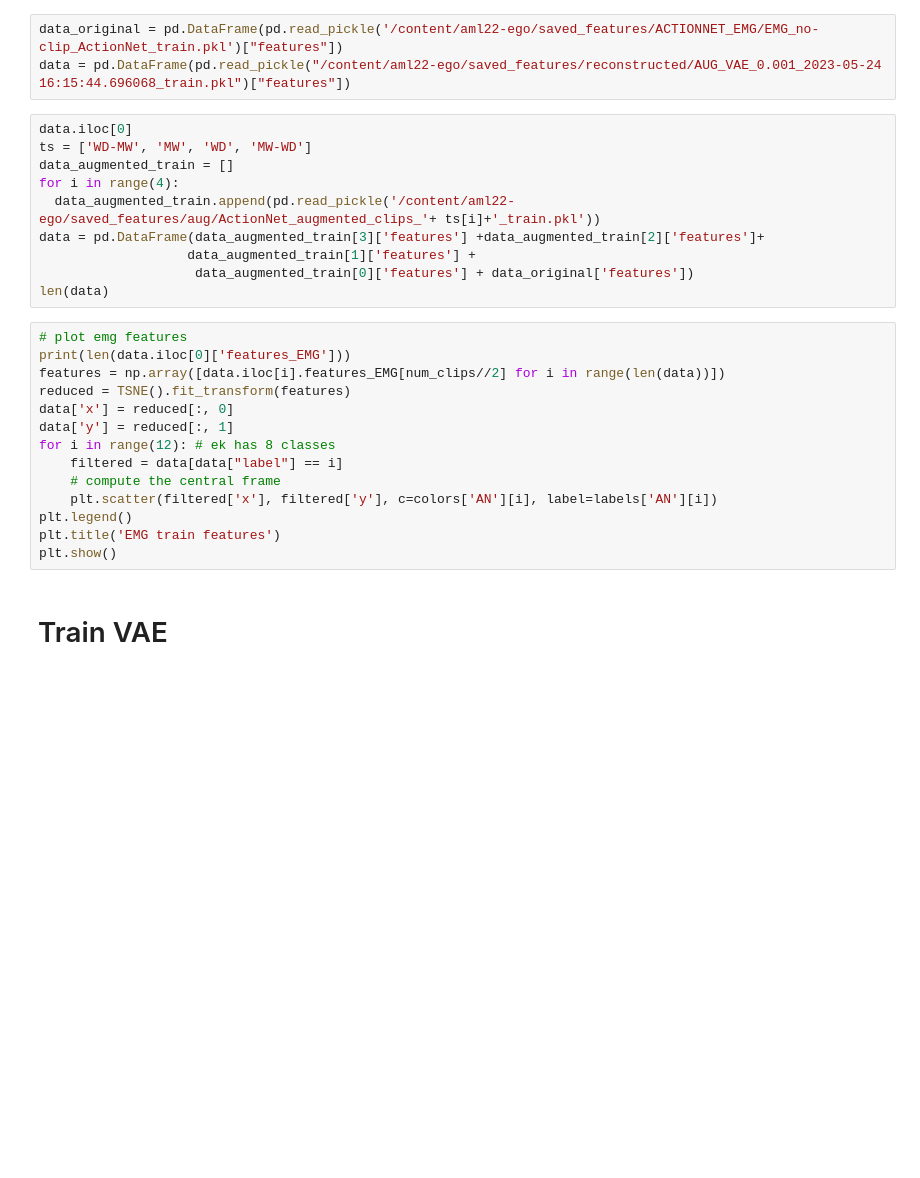
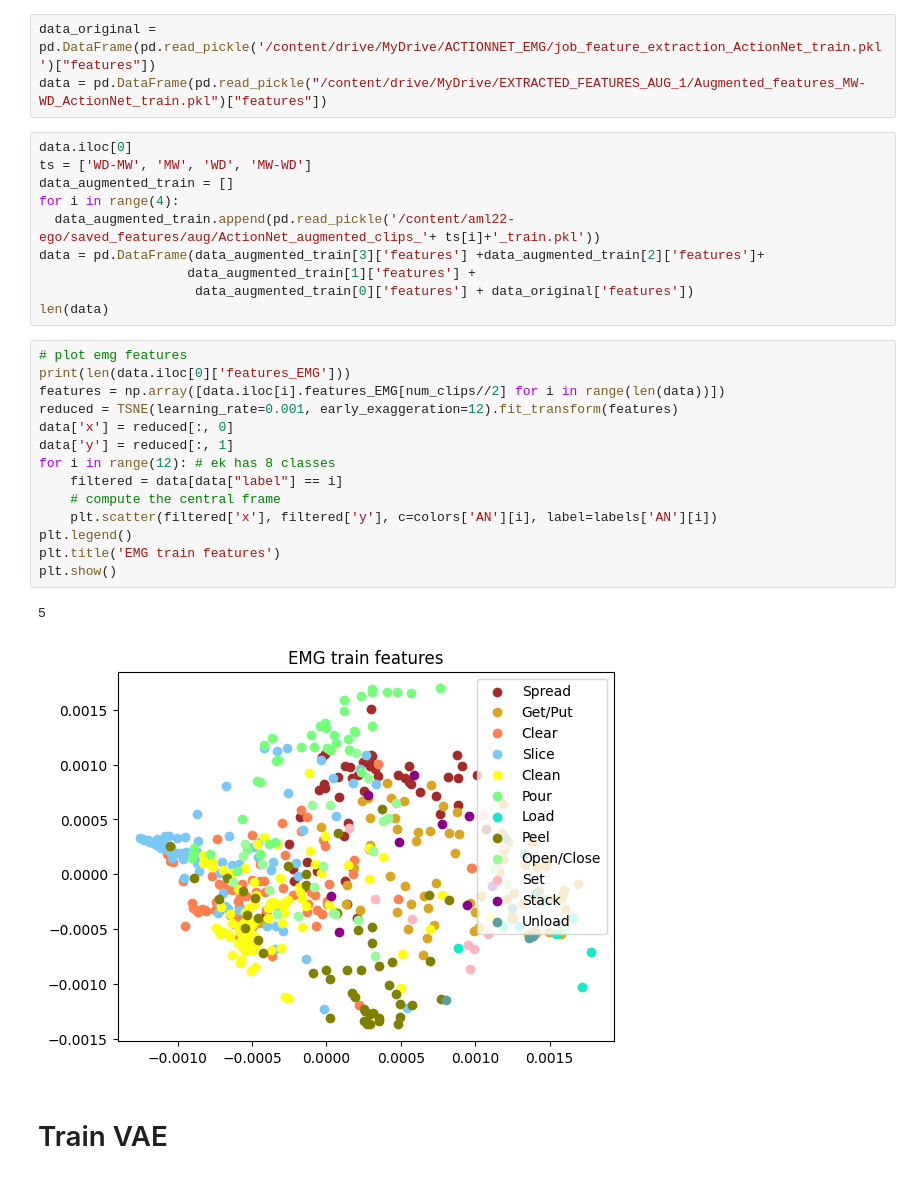
Before and after one commit to gabbiurlaro/aml22-ego, a Jupyter notebook: augment_datset.ipynb, the cells around one changed output. Saved outputs shown, nothing was run; the diff lists cells and outputs as text; blank space fills up the shorter version.

```diff
--- a/augment_datset.ipynb
+++ b/augment_datset.ipynb
@@ -267,8 +355,8 @@ colors = {'EK': {
         11 : "cadetblue"
 }}
 # %%
-data_original = pd.DataFrame(pd.read_pickle('/content/aml22-ego/saved_features/ACTIONNET_EMG/EMG_no-clip_ActionNet_train.pkl')["features"])
-data = pd.DataFrame(pd.read_pickle("/content/aml22-ego/saved_features/reconstructed/AUG_VAE_0.001_2023-05-24 16:15:44.696068_train.pkl")["features"])
+data_original = pd.DataFrame(pd.read_pickle('/content/drive/MyDrive/ACTIONNET_EMG/job_feature_extraction_ActionNet_train.pkl')["features"])
+data = pd.DataFrame(pd.read_pickle("/content/drive/MyDrive/EXTRACTED_FEATURES_AUG_1/Augmented_features_MW-WD_ActionNet_train.pkl")["features"])
 # %%
 data.iloc[0]
 ts = ['WD-MW', 'MW', 'WD', 'MW-WD']
@@ -282,17 +370,20 @@ len(data)
 # %%
 # plot emg features
 print(len(data.iloc[0]['features_EMG']))
 features = np.array([data.iloc[i].features_EMG[num_clips//2] for i in range(len(data))])
-reduced = TSNE().fit_transform(features)
+reduced = TSNE(learning_rate=0.001, early_exaggeration=12).fit_transform(features)
 data['x'] = reduced[:, 0]
 data['y'] = reduced[:, 1]
 for i in range(12): # ek has 8 classes
     filtered = data[data["label"] == i]
     # compute the central frame
     plt.scatter(filtered['x'], filtered['y'], c=colors['AN'][i], label=labels['AN'][i])
 plt.legend()
 plt.title('EMG train features')
 plt.show()
+# %% [output]
+5
+[figure, added]
 # %% [markdown]
 # Train VAE
 # %%
```
Also changed, not shown: parts of 10 cells of this notebook.
